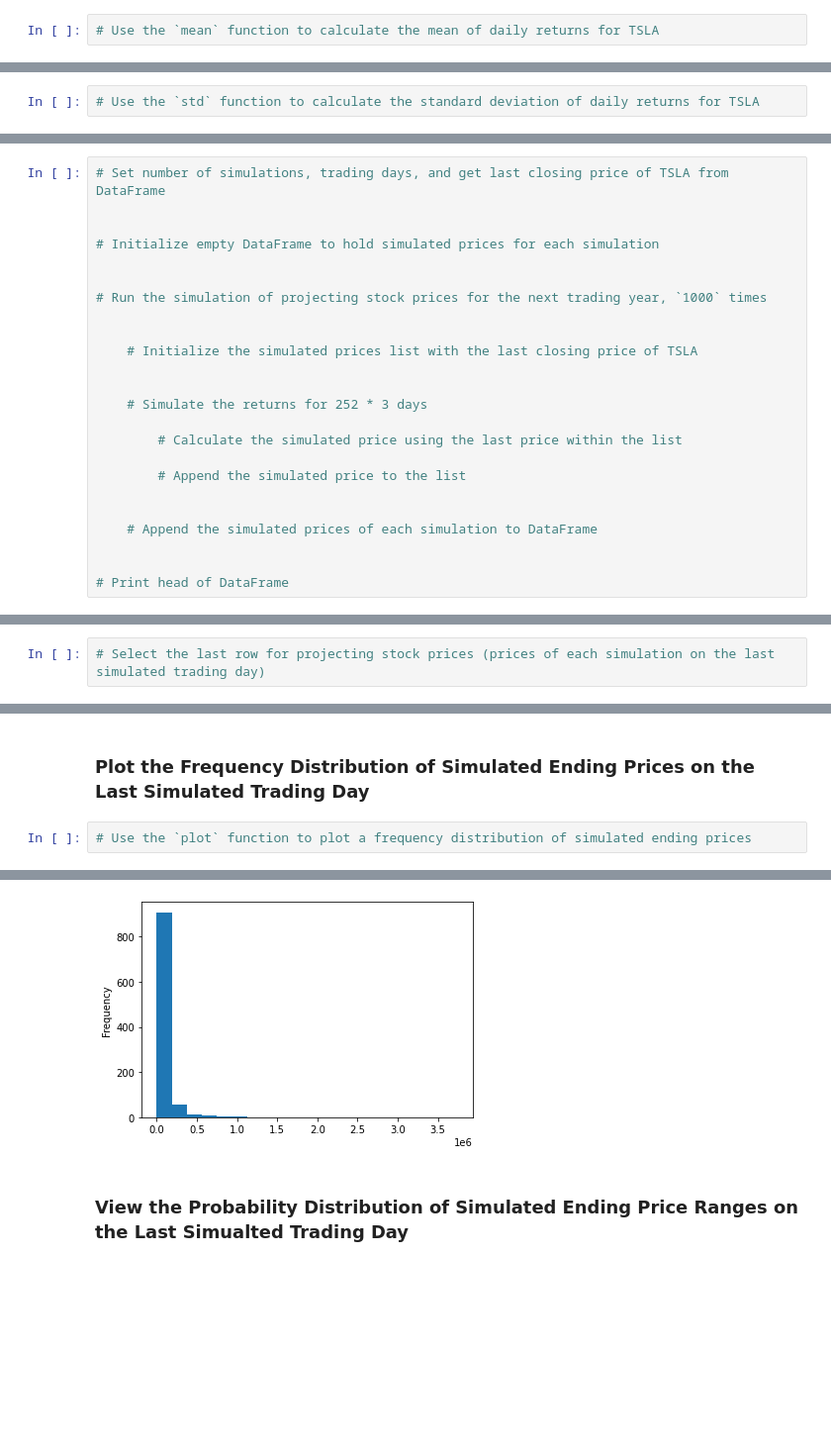
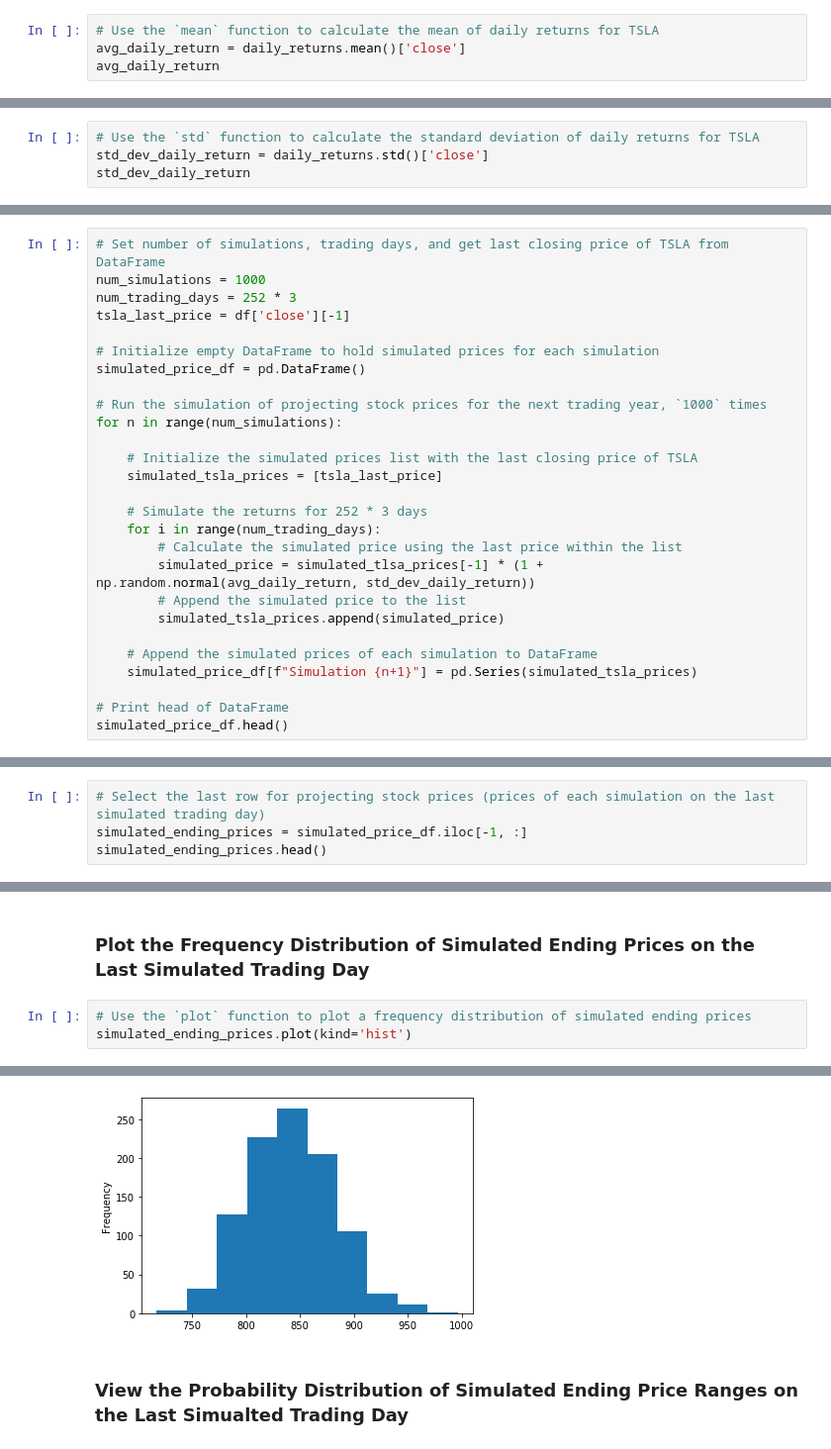
Before and after one commit to johnmyronmillar/GitLab, a Jupyter notebook: 01-Lesson-Plans/05-APIs/5.3/Activities/08-Stu_Financial_Forecasting_Pt_II/Unsolved/financial_forecasting_part_2.ipynb, the cells around one changed output, grey strips where cells are left out. Shown at 99% size. Drawn from its saved outputs; the diff is of its cells as text; blank space fills up the shorter version.

```diff
--- a/01-Lesson-Plans/05-APIs/5.3/Activities/08-Stu_Financial_Forecasting_Pt_II/Unsolved/financial_forecasting_part_2.ipynb
+++ b/01-Lesson-Plans/05-APIs/5.3/Activities/08-Stu_Financial_Forecasting_Pt_II/Unsolved/financial_forecasting_part_2.ipynb
@@ -119,4 +141,6 @@ df.head()
 ### Calculate Value of Average Daily Returns
 # %%
 # Use the `mean` function to calculate the mean of daily returns for TSLA
+avg_daily_return = daily_returns.mean()['close']
+avg_daily_return
 # %% [output]
@@ -125,4 +149,6 @@ df.head()
 ### Calculate Value of Standard Deviation of Daily Returns
 # %%
 # Use the `std` function to calculate the standard deviation of daily returns for TSLA
+std_dev_daily_return = daily_returns.std()['close']
+std_dev_daily_return
 # %% [output]
@@ -131,27 +157,30 @@ df.head()
 ### Run the Monte Carlo Simulation and Save Results to DataFrame
 # %%
 # Set number of simulations, trading days, and get last closing price of TSLA from DataFrame
-
+num_simulations = 1000
+num_trading_days = 252 * 3
+tsla_last_price = df['close'][-1]
 
 # Initialize empty DataFrame to hold simulated prices for each simulation
-
+simulated_price_df = pd.DataFrame()
 
 # Run the simulation of projecting stock prices for the next trading year, `1000` times
-
+for n in range(num_simulations):
 
     # Initialize the simulated prices list with the last closing price of TSLA
-
+    simulated_tsla_prices = [tsla_last_price]
 
     # Simulate the returns for 252 * 3 days
-
+    for i in range(num_trading_days):
         # Calculate the simulated price using the last price within the list
-
+        simulated_price = simulated_tlsa_prices[-1] * (1 + np.random.normal(avg_daily_return, std_dev_daily_return))
         # Append the simulated price to the list
-
+        simulated_tsla_prices.append(simulated_price)
 
     # Append the simulated prices of each simulation to DataFrame
-
+    simulated_price_df[f"Simulation {n+1}"] = pd.Series(simulated_tsla_prices)
 
 # Print head of DataFrame
+simulated_price_df.head()
 # %% [output]
 |  | Simulation 1 | Simulation 2 | Simulation 3 | Simulation 4 | Simulation 5 | Simulation 6 | Simulation 7 | ... |
@@ -171,3 +202,5 @@ df.head()
 # %%
 # Select the last row for projecting stock prices (prices of each simulation on the last simulated trading day)
+simulated_ending_prices = simulated_price_df.iloc[-1, :]
+simulated_ending_prices.head()
 # %% [output]
@@ -181,9 +214,10 @@ Name: 756, dtype: float64
 ### Plot the Frequency Distribution of Simulated Ending Prices on the Last Simulated Trading Day
 # %%
 # Use the `plot` function to plot a frequency distribution of simulated ending prices
+simulated_ending_prices.plot(kind='hist')
 # %% [output]
 <matplotlib.axes._subplots.AxesSubplot at 0x...>
-[figure, old version]
+[figure, new version]
 # %% [markdown]
 ### View the Probability Distribution of Simulated Ending Price Ranges on the Last Simualted Trading Day
 # %%
```
Also changed, not shown: parts of 15 cells of this notebook, 5 other files.
